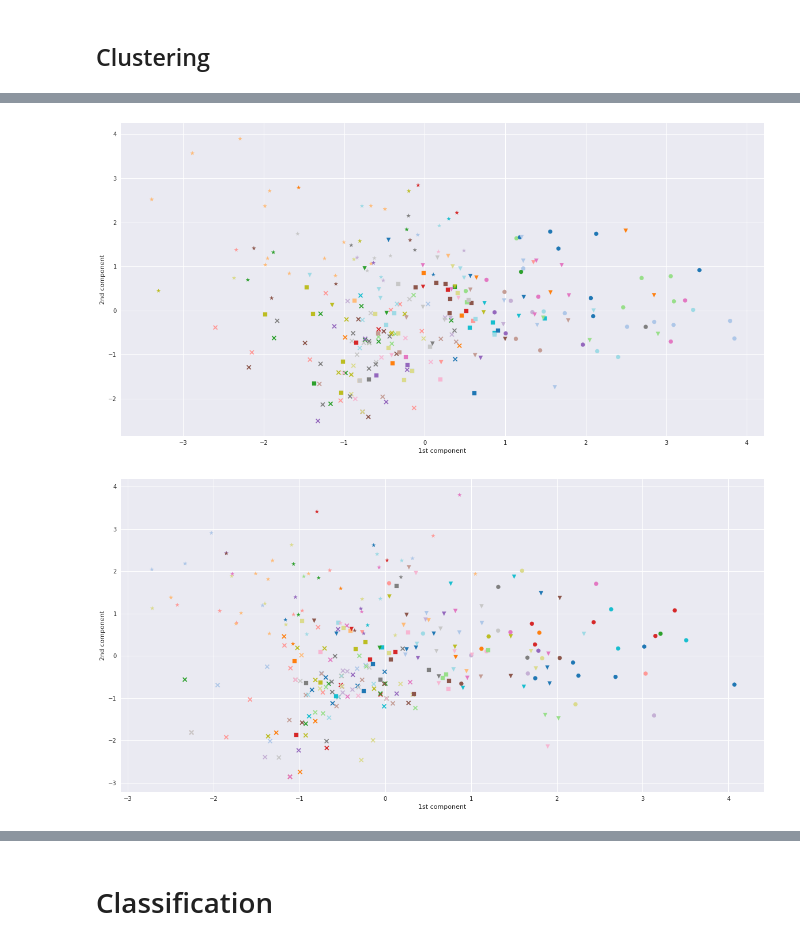
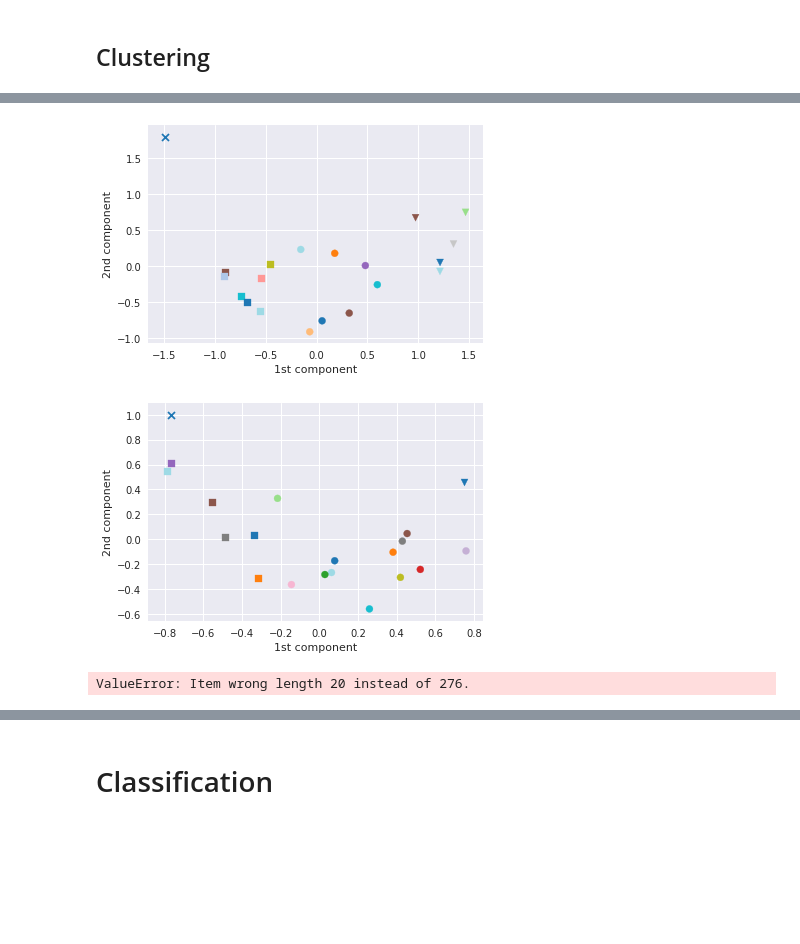
Before and after one commit to severin-lemaignan/pinsoro-kinematics, a Jupyter notebook: classification.ipynb, the cells around one changed output, grey strips where cells are left out. Drawn from its saved outputs; the diff is of its cells as text; code cells hidden in the pictures; blank space fills up the shorter version.

```diff
--- a/classification.ipynb
+++ b/classification.ipynb
@@ -273,12 +196,19 @@ styled_pca_components
 # %%
 from sklearn.discriminant_analysis import LinearDiscriminantAnalysis
 # %%
-lda = LinearDiscriminantAnalysis(n_components=4)
-lda.fit(fullscene_pca, fullscene_labels)
+nb_components = 4
 
+fullscene_lda_model = LinearDiscriminantAnalysis(n_components=nb_components, solver='svd')
 # we perform the LDA *on top of the PCA* as LDA typically requires O > 3 F, with O the nb of observations and F the nb of features (here, we have ~26 observations for originally 25 questions)
-fullscene_lda = lda.transform(fullscene_pca_model.transform(fullscene))
-fullscene_means_lda = lda.transform(fullscene_pca_model.transform(fullscene_means.values))
+fullscene_lda_model.fit(fullscene_pca, fullscene_labels)
 
-skel_lda = lda.transform(fullscene_pca_model.transform(skel))
-skel_means_lda = lda.transform(fullscene_pca_model.transform(skel_means.values))
+fullscene_lda = fullscene_lda_model.transform(fullscene_pca_model.transform(fullscene))
+fullscene_means_lda = fullscene_lda_model.transform(fullscene_pca_model.transform(fullscene_means.values))
+
+skel_lda = fullscene_lda_model.transform(fullscene_pca_model.transform(skel))
+skel_means_lda = fullscene_lda_model.transform(fullscene_pca_model.transform(skel_means.values))
+
+
+# compute as well a LDA model from the skeletal PCA to compare components with fullscene
+skel_lda_model = LinearDiscriminantAnalysis(n_components=nb_components, solver='svd')
+skel_lda_model.fit(skel_pca, skel_labels)
@@ -426,22 +379,22 @@ plot_embedding(skel_clustering_data,skel_labels, clusters=skel_kmeans, three_d=F
 # %%
 # kMeans clustering after LDA-based dimensionality reduction
-skel_clustering_data=skel_lda
-fullscene_clustering_data=fullscene_lda
+fullscene_clustering_data=fullscene_means_lda
+skel_clustering_data=skel_means_lda
 
-nb_clusters=5
+nb_clusters=4
 
 fullscene_kmeans_model = KMeans(n_clusters=nb_clusters, random_state=0).fit(fullscene_clustering_data)
 fullscene_kmeans = fullscene_kmeans_model.predict(fullscene_clustering_data)
 
 # either an independent kMeans instance, or reuse the trained 'fullscene' one
 #skel_kmeans = KMeans(n_clusters=nb_clusters, random_state=0).fit_predict(skel_clustering_data)
 skel_kmeans= fullscene_kmeans_model.predict(skel_clustering_data)
 
-plot_embedding(fullscene_clustering_data,fullscene_labels, clusters=fullscene_kmeans, three_d=False)
-plot_embedding(skel_clustering_data,skel_labels, clusters=skel_kmeans, three_d=False)
+plot_embedding(fullscene_clustering_data,fullscene_means.index, clusters=fullscene_kmeans, three_d=False)
+plot_embedding(skel_clustering_data,skel_means.index, clusters=skel_kmeans, three_d=False)
 # %% [output]
-[figure, old version]
+[figure, new version]
-[figure, old version]
+[figure, new version]
 # %%
 skel_clipPerClusters_df=pd.DataFrame()
 fullscene_clipPerClusters_df=pd.DataFrame()
@@ -454,6 +407,8 @@ for i in fullscene_kmeans:
 
 clipPerClusters_df=pd.concat([skel_clipPerClusters_df.T, fullscene_clipPerClusters_df.T], sort=False, keys=["skel", "fullscene"]).T
 #clipPerClusters_df.T.plot(kind='bar')
+# %% [output]
+ValueError: Item wrong length 20 instead of 276.
 # %%
 fullscene_clipPerClusters_df.T.plot(kind='bar', cmap=plt.get_cmap("tab20"), title="Clips found in each cluster (fullscene data); clustering after LDA dimensionality reduction")
 skel_clipPerClusters_df.T.plot(kind='bar', cmap=plt.get_cmap("tab20"), title="Clips found in each cluster (skeletal data); clustering after LDA dimensionality reduction")
```
Also changed, not shown: parts of 29 cells of this notebook, 1 other file.
